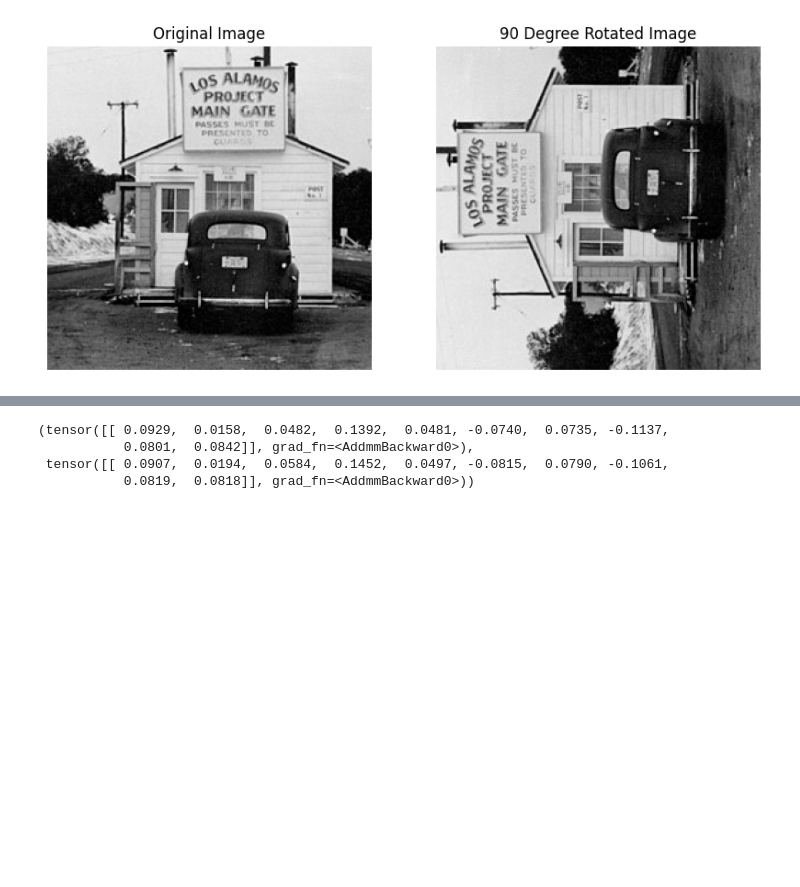
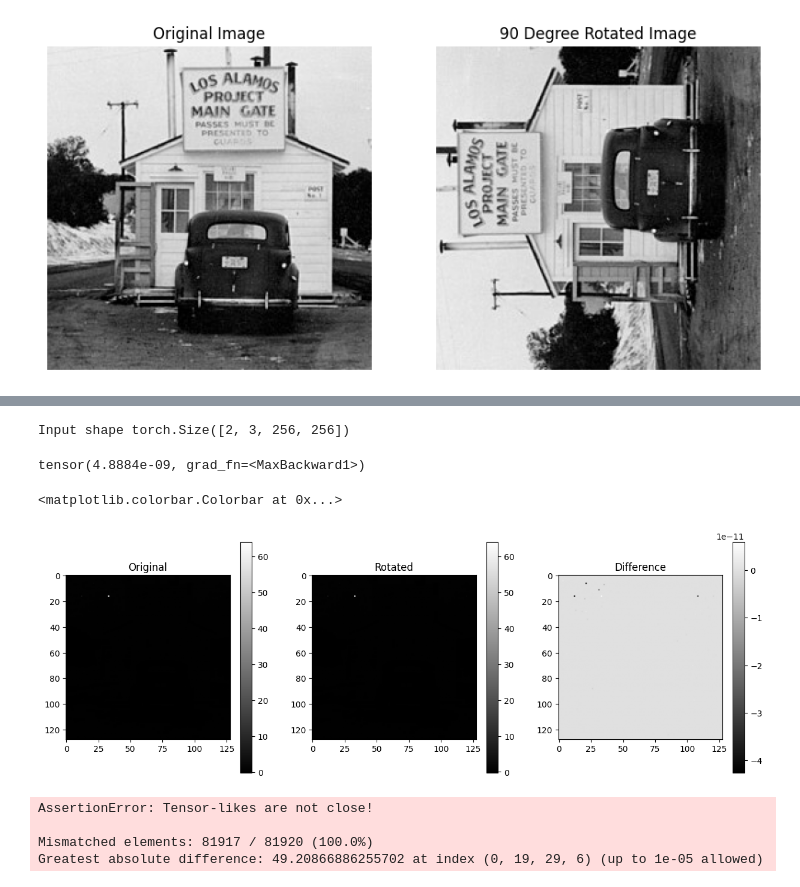
Before and after one commit to karellat/rotation-invariant-neural-networks, a Jupyter notebook: hippy2d/notebooks/10_flexible.ipynb, the cells around one changed output, grey strips where cells are left out. Cells and saved outputs as stored; diff of their text form; code cells hidden in the pictures; blank space fills up the shorter version.

```diff
--- a/hippy2d/notebooks/10_flexible.ipynb
+++ b/hippy2d/notebooks/10_flexible.ipynb
@@ -217,15 +214,22 @@ flexi_layer.invariant_cnt, results.shape, flexi_layer._symmetric_cnt
 (18, torch.Size([1, 20, 256, 256]), 2)
 # %%
 from hippy2d.flexibleconv2d import FlexInv2D
-x_rgb = rearrange(test_rgb_img, 'c h w -> 1 c h w').to(dtype=get_default_complex())
-rot_x_rgb = torch.rot90(x_rgb, 1, [2, 3]).to(dtype=get_default_complex())
+x_rgb = rearrange(test_rgb_img, 'c h w -> 1 c h w')
+x_rgb = torch.cat([x_rgb, x_rgb], dim=0)
+rot_x_rgb = torch.rot90(x_rgb, 1, [-2, -1])
 
+print(f"Input shape {x_rgb.shape}")
 flexi_rgb = FlexInv2D(
     in_channels=3,
     out_channels=20,
+    input_shape=256,
     filter_size=FILTER_SIZE,
     max_order=MAX_ORDER
 )
-
+flexi_rgb.eval()
 torch.testing.assert_close(flexi_rgb(x_rgb),
                            torch.rot90(flexi_rgb(rot_x_rgb), k=-1, dims=[-2, -1]))
+torch.max(torch.abs(flexi_rgb(x_rgb) - torch.rot90(flexi_rgb(rot_x_rgb), k=-1, dims=[-2, -1])))
+# %% [output]
+Input shape torch.Size([2, 3, 256, 256])
+tensor(4.8884e-09, grad_fn=<MaxBackward1>)
@@ -232,19 +320,51 @@ torch.testing.assert_close(flexi_rgb(x_rgb),
 # %%
-from hippy2d.flexibleconv2d import FlexBaseBlock
 x_rgb = rearrange(test_rgb_img, 'c h w -> 1 c h w')
 rot_x_rgb = torch.rot90(x_rgb, 1, [2, 3])
 
-test_block = FlexBaseBlock(in_channels=3, out_channels=20, input_size=256)
-
+test_block = FlexBaseBlock(in_channels=3, out_channels=1, input_size=256)
+test_block.eval()
 torch.testing.assert_close(test_block(x_rgb),
                            torch.rot90(test_block(rot_x_rgb), k=-1, dims=[-2, -1]))
+
+output_1 = test_block(x_rgb).detach().numpy()[0, 0]
+output_2 = torch.rot90(test_block(rot_x_rgb), k=-1, dims=[-2, -1]).detach().numpy()[0, 0]
+# Plot
+plt.figure(figsize=(15, 5))
+plt.subplot(1, 3, 1)
+plt.imshow(output_1, cmap='gray')
+plt.title("Original")
+plt.colorbar()
+plt.subplot(1, 3, 2)
+plt.imshow(output_2, cmap='gray')
+plt.title("Rotated")
+plt.colorbar()
+plt.subplot(1, 3, 3)
+plt.imshow(output_1 - output_2, cmap='gray')
+plt.title("Difference")
+plt.colorbar()
+# %% [output]
+<matplotlib.colorbar.Colorbar at 0x...>
+[figure, added]
 # %%
-from hippy2d.models import FlexInvCNN
-flex_net = FlexInvCNN(in_channels=3, input_size=256, num_classes=10)
+flex_net = torch.nn.Sequential(
+    FlexBaseBlock(in_channels=3,  out_channels=20, input_size=256, channels_masking="tukey", subsampling=False),
+    FlexBaseBlock(in_channels=20, out_channels=20, input_size=256, channels_masking="tukey", subsampling=False),
+    FlexBaseBlock(in_channels=20, out_channels=20, input_size=256, channels_masking="tukey", subsampling=True),
+    FlexBaseBlock(in_channels=20, out_channels=20, input_size=128, channels_masking="tukey", subsampling=False),
+    FlexBaseBlock(in_channels=20, out_channels=20, input_size=128, channels_masking="tukey", subsampling=False),
+    FlexBaseBlock(in_channels=20, out_channels=20, input_size=128, channels_masking="tukey", subsampling=True),
+    #FlexBaseBlock(in_channels=20, out_channels=20, input_size=64, channels_masking="tukey", subsampling=False),
+)
 flex_net.eval()
-flex_net(x_rgb), flex_net(rot_x_rgb)
+output1 = flex_net(x_rgb)
+output2 = torch.rot90(
+    flex_net(rot_x_rgb),
+    k=-1,
+    dims=[-2, -1]
+)
+torch.testing.assert_close(output1, output2, rtol=1e-5, atol=1e-5)
 # %% [output]
-(tensor([[ 0.0929,  0.0158,  0.0482,  0.1392,  0.0481, -0.0740,  0.0735, -0.1137,
-           0.0801,  0.0842]], grad_fn=<AddmmBackward0>),
- tensor([[ 0.0907,  0.0194,  0.0584,  0.1452,  0.0497, -0.0815,  0.0790, -0.1061,
-           0.0819,  0.0818]], grad_fn=<AddmmBackward0>))
+AssertionError: Tensor-likes are not close!
+
+Mismatched elements: 81917 / 81920 (100.0%)
+Greatest absolute difference: 49.20866886255702 at index (0, 19, 29, 6) (up to 1e-05 allowed)
```
Also changed, not shown: parts of 7 cells of this notebook, 13 other files.
